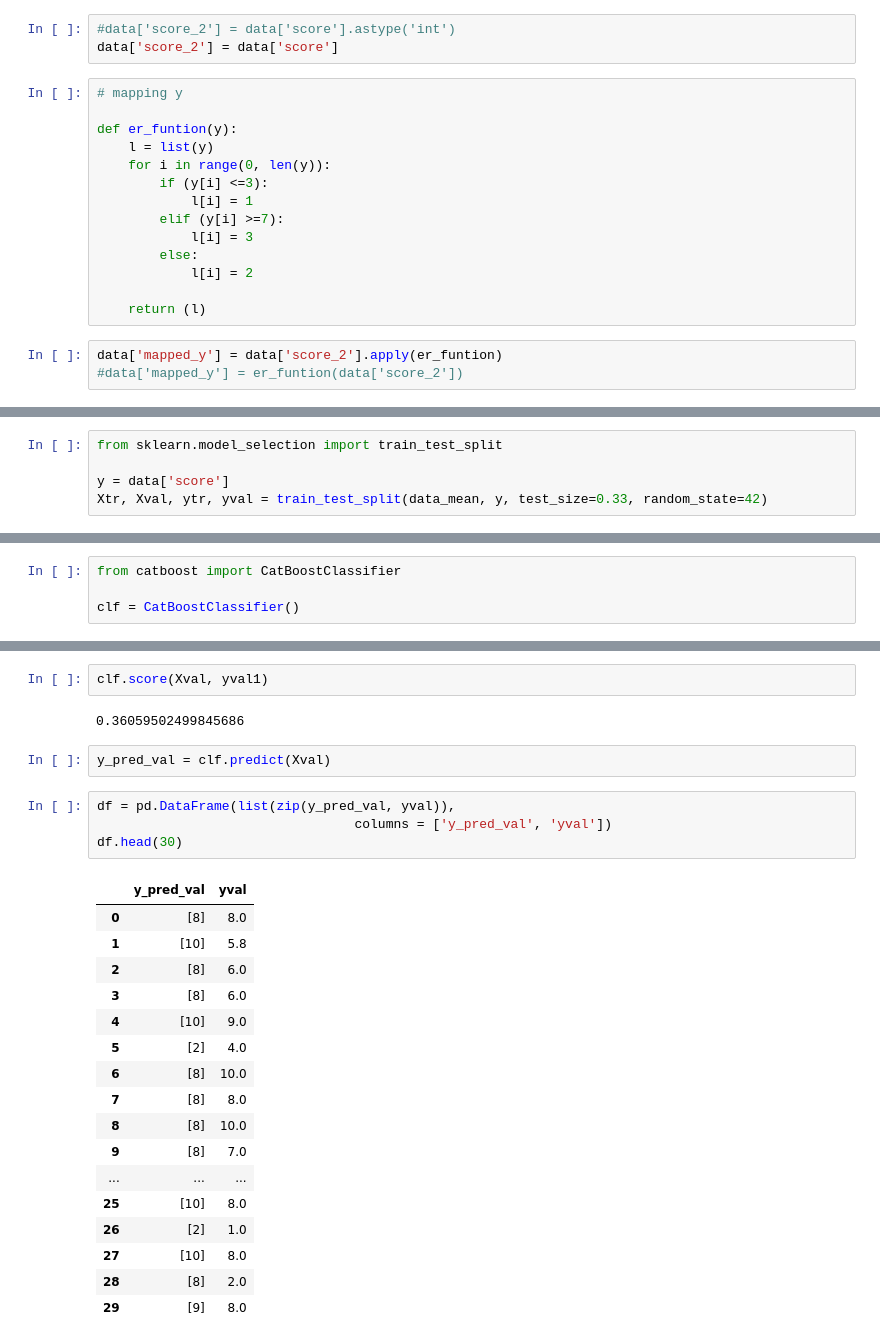
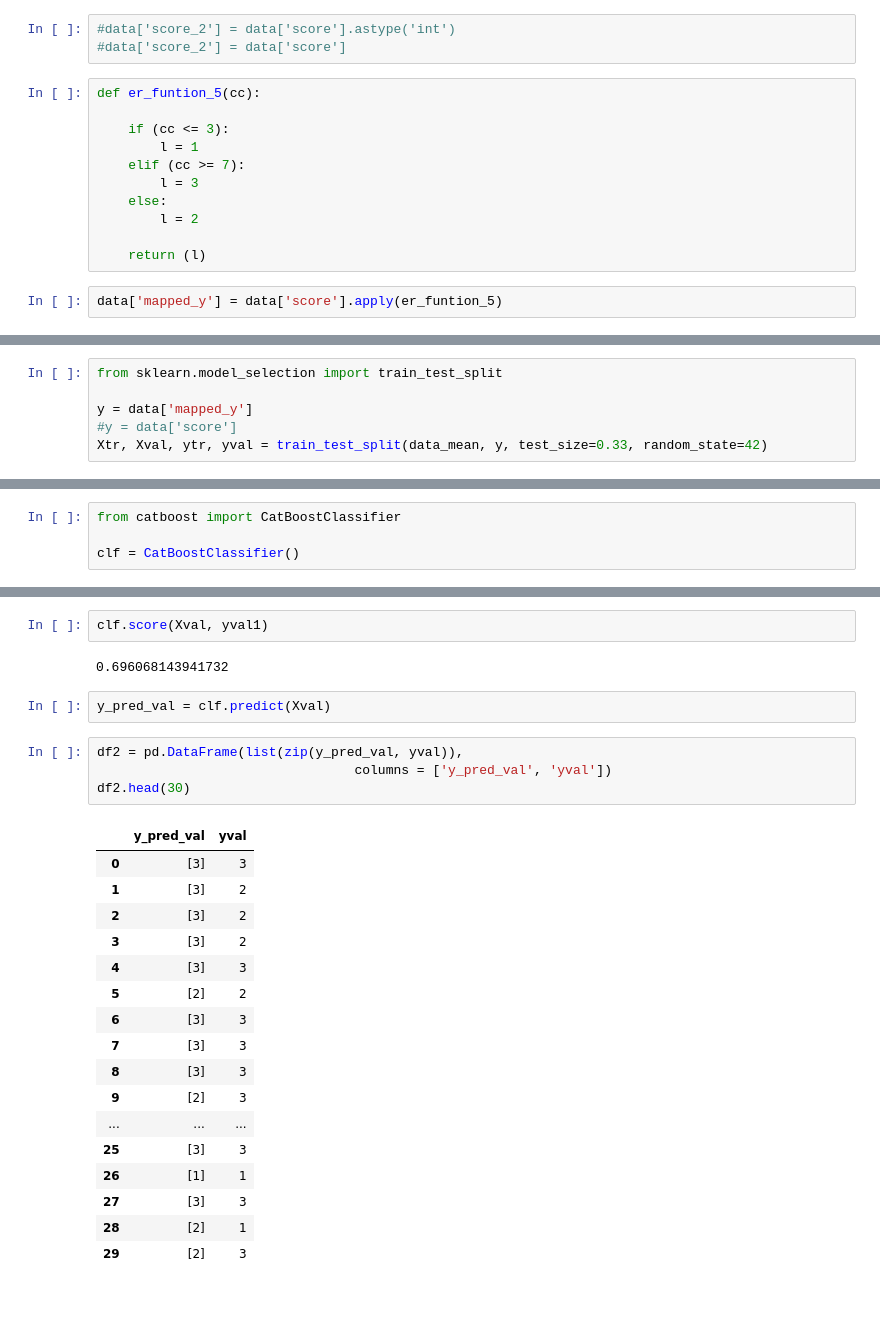
Before and after one commit to aalexeyvlasov/Word2Vec, a Jupyter notebook: Word2Vector_catboost_2.ipynb, the cells around one changed output, grey strips where cells are left out. Drawn from its saved outputs; the diff is of its cells as text; blank space fills up the shorter version.

```diff
--- a/Word2Vector_catboost_2.ipynb
+++ b/Word2Vector_catboost_2.ipynb
@@ -74,21 +74,17 @@ print("1-й комментрий: \ndata['content_clear'][0]: ", data['content_c
 data['content_clear'][0]:  ['phone', 'awhile', 'pretty', 'good', 'phone', 'call', 'quality', 'response', 'sms', 'mms', 'much', 'faster', 'data', 'g', 'runs', 'like', 'g', 'network', 'phone', 'pretty', ...
 # %%
 #data['score_2'] = data['score'].astype('int')
-data['score_2'] = data['score']
+#data['score_2'] = data['score']
 # %%
-# mapping y
+def er_funtion_5(cc):
 
-def er_funtion(y):
-    l = list(y)
-    for i in range(0, len(y)):
-        if (y[i] <=3):
-            l[i] = 1
-        elif (y[i] >=7):
-            l[i] = 3
-        else:
-            l[i] = 2
+    if (cc <= 3):
+        l = 1
+    elif (cc >= 7):
+        l = 3
+    else:
+        l = 2
 
     return (l)
 # %%
-data['mapped_y'] = data['score_2'].apply(er_funtion)
-#data['mapped_y'] = er_funtion(data['score_2'])
+data['mapped_y'] = data['score'].apply(er_funtion_5)
@@ -162,7 +141,8 @@ data_mean.shape
 # %%
 from sklearn.model_selection import train_test_split
 
-y = data['score']
+y = data['mapped_y']
+#y = data['score']
 Xtr, Xval, ytr, yval = train_test_split(data_mean, y, test_size=0.33, random_state=42)
 # %%
 print("Xtr.shape(): ", Xtr.shape,
@@ -307,28 +287,28 @@ Learning rate set to 0.094557
 # %%
 clf.score(Xval, yval1)
 # %% [output]
-0.36059502499845686
+0.696068143941732
 # %%
 y_pred_val = clf.predict(Xval)
 # %%
-df = pd.DataFrame(list(zip(y_pred_val, yval)),
+df2 = pd.DataFrame(list(zip(y_pred_val, yval)),
                                  columns = ['y_pred_val', 'yval'])
-df.head(30)
+df2.head(30)
 # %% [output]
 |  | y_pred_val | yval |
-| 0 | [8] | 8.0 |
-| 1 | [10] | 5.8 |
-| 2 | [8] | 6.0 |
-| 3 | [8] | 6.0 |
-| 4 | [10] | 9.0 |
-| 5 | [2] | 4.0 |
-| 6 | [8] | 10.0 |
-| 7 | [8] | 8.0 |
-| 8 | [8] | 10.0 |
-| 9 | [8] | 7.0 |
+| 0 | [3] | 3 |
+| 1 | [3] | 2 |
+| 2 | [3] | 2 |
+| 3 | [3] | 2 |
+| 4 | [3] | 3 |
+| 5 | [2] | 2 |
+| 6 | [3] | 3 |
+| 7 | [3] | 3 |
+| 8 | [3] | 3 |
+| 9 | [2] | 3 |
 | ... | ... | ... |
-| 25 | [10] | 8.0 |
-| 26 | [2] | 1.0 |
-| 27 | [10] | 8.0 |
-| 28 | [8] | 2.0 |
-| 29 | [9] | 8.0 |
+| 25 | [3] | 3 |
+| 26 | [1] | 1 |
+| 27 | [3] | 3 |
+| 28 | [2] | 1 |
+| 29 | [2] | 3 |
```
Also changed, not shown: parts of 11 cells of this notebook.
